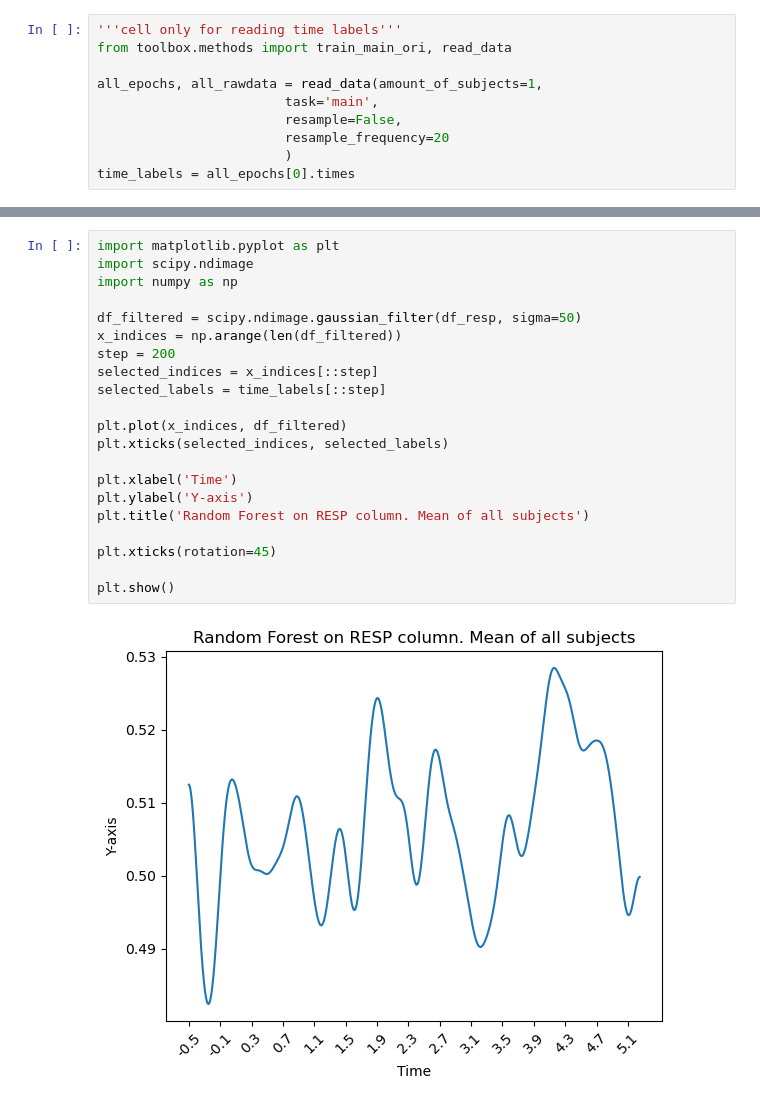
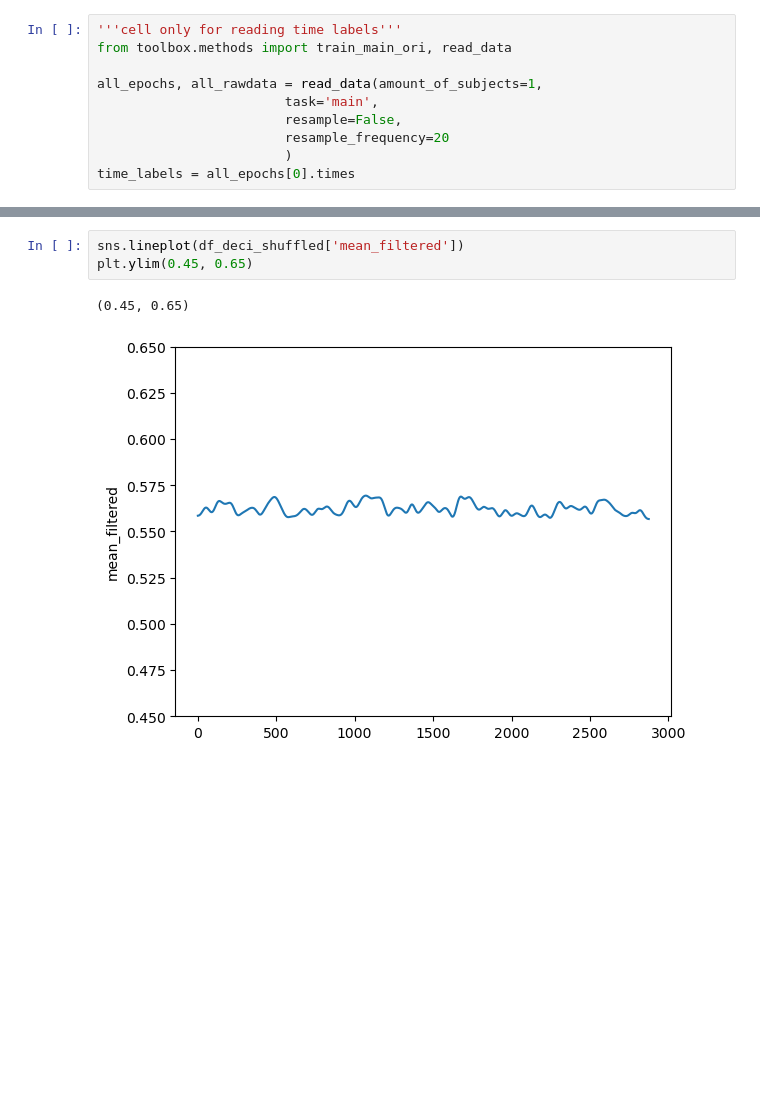
Before and after one commit to unthrived/master-thesis, a Jupyter notebook: 0_results.ipynb, the cells around one changed output, grey strips where cells are left out. Cells and saved outputs as stored; diff of their text form; blank space fills up the shorter version.

```diff
--- a/0_results.ipynb
+++ b/0_results.ipynb
@@ -104,23 +77,6 @@ plt.show()
-# %%
-import matplotlib.pyplot as plt
-import scipy.ndimage
-import numpy as np
-
-df_filtered = scipy.ndimage.gaussian_filter(df_resp, sigma=50)
-x_indices = np.arange(len(df_filtered))
-step = 200
-selected_indices = x_indices[::step]
-selected_labels = time_labels[::step]
-
-plt.plot(x_indices, df_filtered)
-plt.xticks(selected_indices, selected_labels)
-
-plt.xlabel('Time')
-plt.ylabel('Y-axis')
-plt.title('Random Forest on RESP column. Mean of all subjects')
-
-plt.xticks(rotation=45)
-
-plt.show()
-# %% [output]
-[figure, removed]
+# %%
+sns.lineplot(df_deci_shuffled['mean_filtered'])
+plt.ylim(0.45, 0.65)
+# %% [output]
+(0.45, 0.65)
+[figure, added]
```
Also changed, not shown: parts of 7 cells of this notebook.
